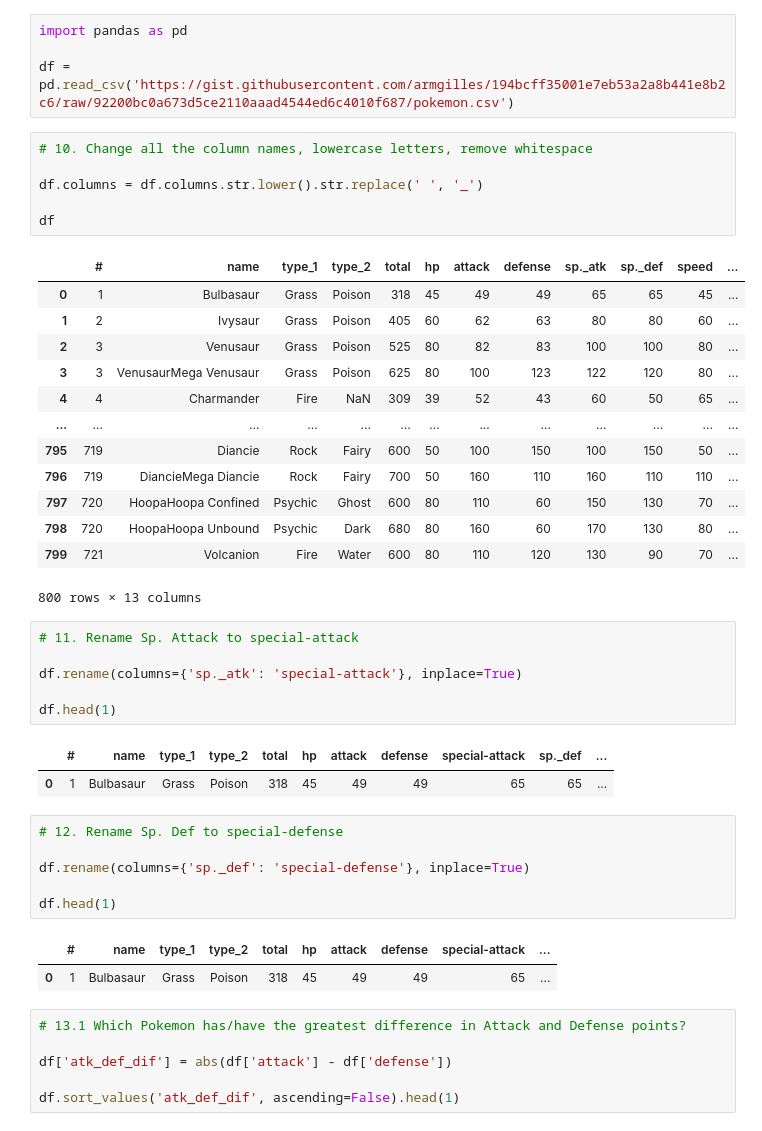
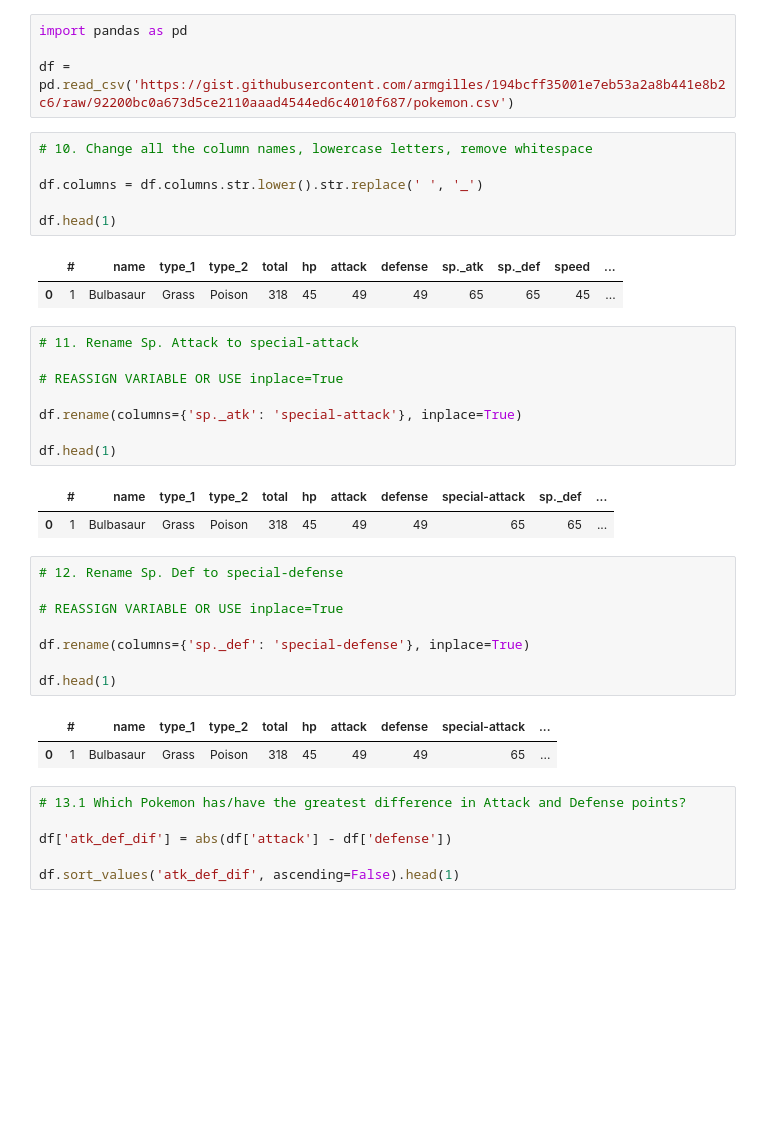
Before and after one commit to Zacharia-Schmitz/numpy-pandas-visualization-exercises, a Jupyter notebook: pandas-warmup-7-31.ipynb, the cells around one changed output. Drawn from its saved outputs; the diff is of its cells as text; blank space fills up the shorter version.

```diff
--- a/pandas-warmup-7-31.ipynb
+++ b/pandas-warmup-7-31.ipynb
@@ -248,25 +326,16 @@ df = pd.read_csv('https://gist.githubusercontent.com/armgilles/194bcff35001e7eb5
 # %%
 # 10. Change all the column names, lowercase letters, remove whitespace
 
 df.columns = df.columns.str.lower().str.replace(' ', '_')
 
-df
+df.head(1)
 # %% [output]
 |  | # | name | type_1 | type_2 | total | hp | attack | defense | sp._atk | sp._def | speed | ... |
 | 0 | 1 | Bulbasaur | Grass | Poison | 318 | 45 | 49 | 49 | 65 | 65 | 45 | ... |
-| 1 | 2 | Ivysaur | Grass | Poison | 405 | 60 | 62 | 63 | 80 | 80 | 60 | ... |
-| 2 | 3 | Venusaur | Grass | Poison | 525 | 80 | 82 | 83 | 100 | 100 | 80 | ... |
-| 3 | 3 | VenusaurMega Venusaur | Grass | Poison | 625 | 80 | 100 | 123 | 122 | 120 | 80 | ... |
-| 4 | 4 | Charmander | Fire | NaN | 309 | 39 | 52 | 43 | 60 | 50 | 65 | ... |
-| ... | ... | ... | ... | ... | ... | ... | ... | ... | ... | ... | ... | ... |
-| 795 | 719 | Diancie | Rock | Fairy | 600 | 50 | 100 | 150 | 100 | 150 | 50 | ... |
-| 796 | 719 | DiancieMega Diancie | Rock | Fairy | 700 | 50 | 160 | 110 | 160 | 110 | 110 | ... |
-| 797 | 720 | HoopaHoopa Confined | Psychic | Ghost | 600 | 80 | 110 | 60 | 150 | 130 | 70 | ... |
-| 798 | 720 | HoopaHoopa Unbound | Psychic | Dark | 680 | 80 | 160 | 60 | 170 | 130 | 80 | ... |
-| 799 | 721 | Volcanion | Fire | Water | 600 | 80 | 110 | 120 | 130 | 90 | 70 | ... |
-800 rows × 13 columns
 # %%
 # 11. Rename Sp. Attack to special-attack
+
+# REASSIGN VARIABLE OR USE inplace=True
 
 df.rename(columns={'sp._atk': 'special-attack'}, inplace=True)
 
@@ -276,6 +345,8 @@ df.head(1)
 | 0 | 1 | Bulbasaur | Grass | Poison | 318 | 45 | 49 | 49 | 65 | 65 | ... |
 # %%
 # 12. Rename Sp. Def to special-defense
+
+# REASSIGN VARIABLE OR USE inplace=True
 
 df.rename(columns={'sp._def': 'special-defense'}, inplace=True)
 
```
Also changed, not shown: parts of 15 cells of this notebook.
